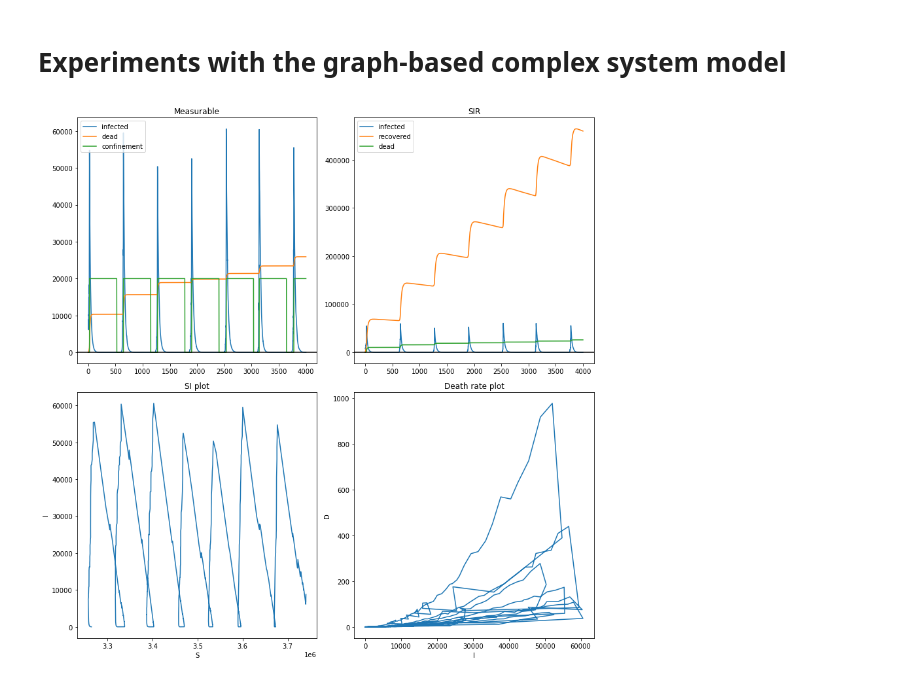
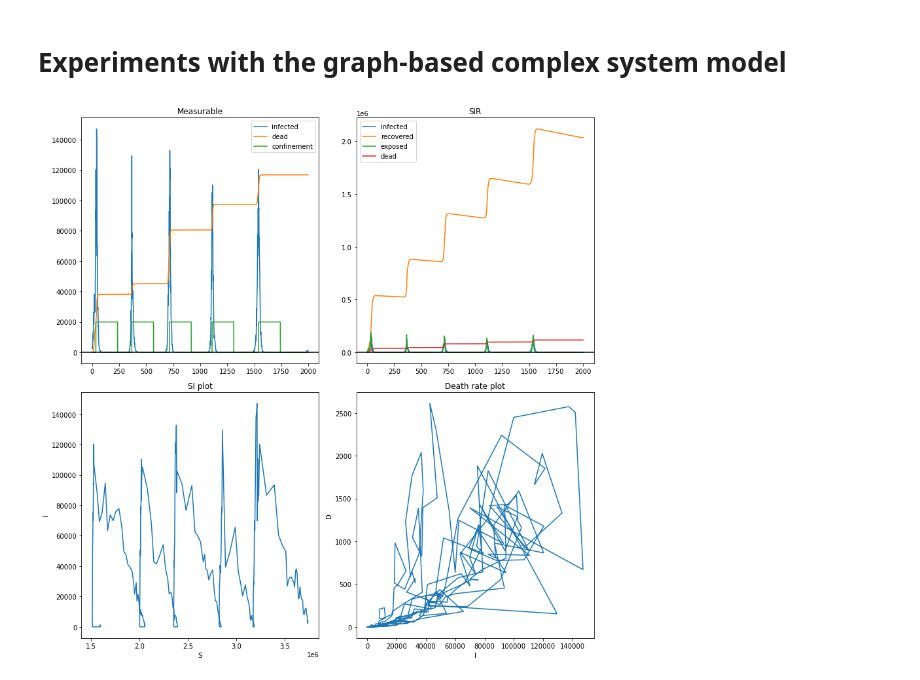
Before and after one commit to RenardDesNeiges/EpidemicsSimulator, a Jupyter notebook: model_experiments.ipynb, the cells around one changed output. Saved outputs shown, nothing was run; the diff lists cells and outputs as text; code cells hidden in the pictures.

```diff
--- a/model_experiments.ipynb
+++ b/model_experiments.ipynb
@@ -29,11 +29,12 @@ def plot():
     fig, ax = plt.subplots(2,2)
 
     t_suceptible = np.array([t['suceptible'] for t in total_history])
+    t_exposed = np.array([t['exposed'] for t in total_history])
     t_infected = np.array([t['infected'] for t in total_history])
     t_recovered = np.array([t['recovered'] for t in total_history])
     t_dead = np.array([t['dead'] for t in total_history])
     # plot 1 "fake SI"
-    ax[0,0].plot(np.array(t_suceptible) + np.array(t_recovered))
+    ax[0,0].plot(np.array(t_suceptible) + np.array(t_recovered) + np.array(t_exposed))
     ax[0,0].plot(t_infected)
     ax[0,0].plot(t_dead)
     ax[0,0].legend(['non infected', 'infected', 'dead'])
@@ -43,10 +44,11 @@ def plot():
 
     # plot 2 "SIR"
     ax[0,1].plot(np.array(t_suceptible))
+    ax[0,1].plot(t_exposed)
     ax[0,1].plot(t_infected)
     ax[0,1].plot(np.array(t_recovered))
     ax[0,1].plot(t_dead)
-    ax[0,1].legend(['suceptible', 'infected', 'recovered', 'dead'])
+    ax[0,1].legend(['suceptible', 'exposed', 'infected', 'recovered', 'dead'])
     ax[0,1].axhline(0,color='black')
     ax[0,1].axhline(total_history[0]['initial population'],color='black')
     ax[0,1].set_title('SIR')
@@ -96,13 +98,10 @@ fig.tight_layout()
 # %%
 dyn = ModelDynamics('./config/switzerland.yaml')
 # dyn = ModelDynamics('./config/single_city.yaml')
-dyn.start_epidemic(prop=0.05)
 total_history = []
 city_history = []
 confinement_history = []
 
-confinement_time = 500
-timer = -1
 
 def plot():
     plt.rcParams['figure.figsize'] = [12, 12]
@@ -112,6 +111,7 @@ def plot():
     t_suceptible = np.array([t['suceptible'] for t in total_history])
     t_infected = np.array([t['infected'] for t in total_history])
     t_recovered = np.array([t['recovered'] for t in total_history])
+    t_exposed = np.array([t['exposed'] for t in total_history])
     t_dead = np.array([t['dead'] for t in total_history])
     # plot 1 "fake SI"
     # ax[0,0].plot(np.array(t_suceptible) + np.array(t_recovered))
@@ -127,8 +127,9 @@ def plot():
     # ax[0,1].plot(np.array(t_suceptible))
     ax[0,1].plot(t_infected)
     ax[0,1].plot(np.array(t_recovered))
+    ax[0,1].plot(np.array(t_exposed))
     ax[0,1].plot(t_dead)
-    ax[0,1].legend(['infected', 'recovered', 'dead'])
+    ax[0,1].legend(['infected', 'recovered', 'exposed', 'dead'])
     ax[0,1].axhline(0,color='black')
     # ax[0,1].axhline(total_history[0]['initial population'],color='black')
     ax[0,1].set_title('SIR')
@@ -138,33 +139,37 @@ def plot():
     ax[1,0].set_xlabel('S')
     ax[1,0].set_ylabel('I')
     ax[1,0].set_title('SI plot')
 
     # plot 3 "Death rate 1"
     ax[1,1].plot(t_infected[1:],t_dead[1:]-t_dead[0:-1])
     ax[1,1].set_xlabel('I')
     ax[1,1].set_ylabel('D')
     ax[1,1].set_title('Death rate plot')
 
     fig.tight_layout()
 
     plt.show()
 
+dyn.start_epidemic(prop=0.05)
+confinement_time = 200
+timer = -1
 
-for i in range(4000):
-    if total['infected']>50000 or timer >= 0:
+
+for i in range(2000):
+    if total['infected']>100000 or timer >= 0:
             if timer == -1:
                 timer = confinement_time
             timer -= 1
             dyn.step(confine=True)
             confinement_history.append(1.0)
     else:
         dyn.step()
         confinement_history.append(0)
 
     total, cities = dyn.epidemic_parameters()
     total_history.append(total)
     city_history.append(cities)
 
 plot()
 # %% [output]
-[figure, old version]
+[figure, new version]
```
Also changed, not shown: parts of 5 cells of this notebook, 3 other files.
